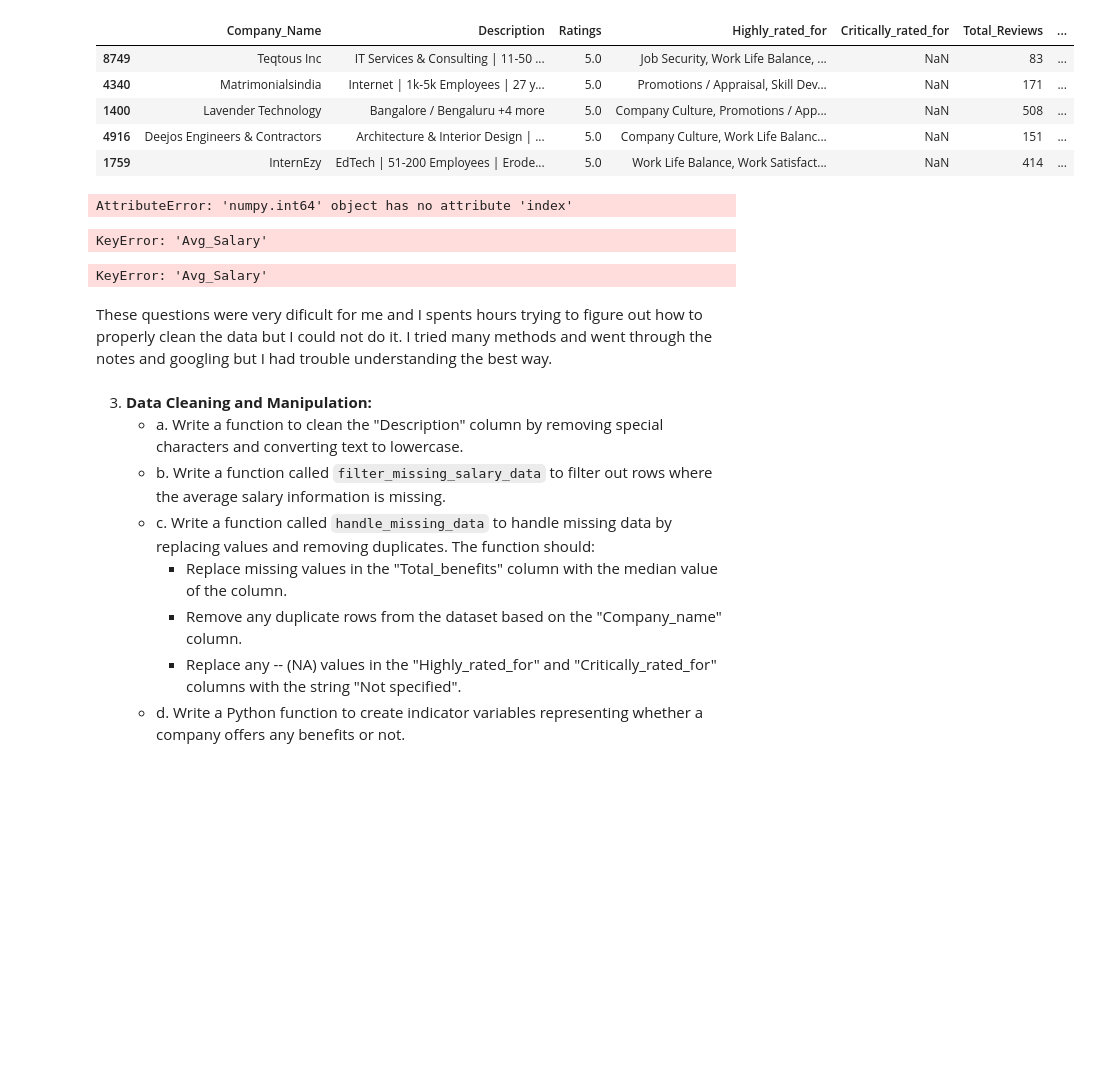
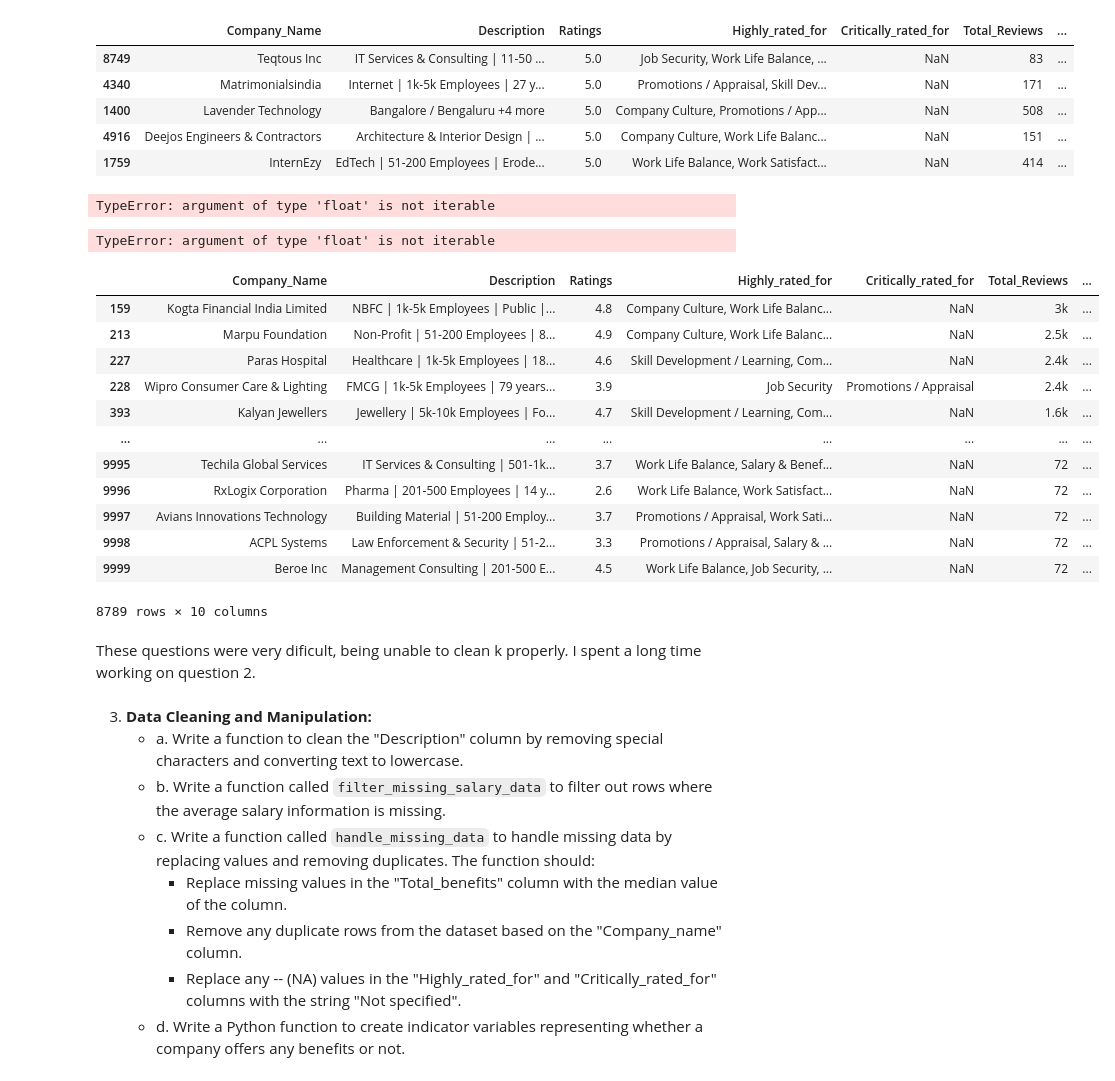
Before and after one commit to ninapeak10/Intro-to-Data-Science, a Jupyter notebook: HW/HW3.ipynb, the cells around one changed output. Cells and saved outputs as stored; diff of their text form; code cells hidden in the pictures; blank space fills up the shorter version.

```diff
--- a/HW/HW3.ipynb
+++ b/HW/HW3.ipynb
@@ -155,0 +157,15 @@ Median number of interviews: 80.0
+# %%
+#d. Calculate the median number of interviews taken by the companies.
+# Function to convert 'k' to 1000 and handle values without 'k'
+def convert_to_number(value):
+    try:
+        if 'k' in value:
+            return float(value.replace('k', '')) * 1000
+        else:
+            return float(value)
+    except ValueError:
+        return np.nan  # Return NaN for non-convertible values
+
+# Apply the function to the 'Interviews_taken' column
+df1['Interviews_taken'] = df1['Interviews_taken'].apply(convert_to_number)
+median_interviews= df1['Interviews_taken'].median()
@@ -156,7 +174,5 @@ Median number of interviews: 80.0
 # %%
 #e. Identify the company with the highest number of job positions available.
-df1['Total_Jobs_Available'] = df1['Total_Jobs_Available'].apply(lambda x: re.sub(r'\D', '', str(x)))
-df1['Total_Jobs_Available'] = pd.to_numeric(df1['Total_Jobs_Available'], errors='coerce')
-company_job_counts = df1.groupby('Company_Name')['Total_Jobs_Available'].sum()
-company_job_counts.idxmax()
+df1['Total_Jobs_Available'] = df1['Total_Jobs_Available'].apply(convert_to_number)
+df1.loc[df1["Total_Jobs_Available"].idxmax(), "Company_Name"]
 # %% [output]
@@ -174,41 +190,49 @@ top.head(5)
 | 1759 | InternEzy | EdTech | 51-200 Employees | Erode... | 5.0 | Work Life Balance, Work Satisfact... | NaN | 414 | ... |
 # %%
 #g. Calculate the percentage of companies that offer total benefits.
+df1['Total_Benefits'] = df1['Total_Benefits'].apply(convert_to_number)
 value_counts= df1['Total_Benefits'].count()
-companies_without_total_benefits= value_counts[~(value_counts.index == '--')].sum()
-companies_with_total_benefits= 10000-companies_without_total_benefits
-percentage_with_benefits = (companies_with_total_benefits / total_companies) * 100
+percentage_with_benefits = (value_counts / total_companies) * 100
 print(f"{percentage_with_salaries}%")
 # %% [output]
-AttributeError: 'numpy.int64' object has no attribute 'index'
+TypeError: argument of type 'float' is not iterable
 # %%
 #h. Using the 'Avg_salary' column, implement discretization and binning into three categories: 'Low', 'Medium', and 'High'.
 #Calculate the percentage of companies falling into each category.
-avg_salary= #all the avg salaries in the df converted to handle k properly
-avg_salary_bins= pd.cut(df1['Average_Salary'])
+avg_salary= df1['Average_Salary'] = df1['Average_Salary'].apply(convert_to_number)
 group_names = ['Low', 'Medium', 'High']
-pd.cut(avg_salary, labels=group_names)
+avg_salary_bins= pd.cut(df1['Average_Salary'], 3, lables= group_names)
+pd.value_counts(avg_salary_bins)
 # %% [output]
-KeyError: 'Avg_Salary'
+TypeError: argument of type 'float' is not iterable
 # %%
 #i. Detect outliers in the "Avg_salary" column and remove them from the dataset.
 #An outlier is defined as a value that is either below Q1 - 1.5 * IQR or above Q3 + 1.5 * IQR, where Q1 is the first quartile,
 #Q3 is the third quartile, and IQR is the interquartile range. After detecting outliers, implement a filtering mechanism to
 #remove them from the dataset and return a cleaned DataFrame.
-def remove_outliers(df, column):
-    Q1 = df[column].quantile(0.25)
-    Q3 = df[column].quantile(0.75)
-    IQR = Q3 - Q1
-    lower_bound = Q1 - 1.5 * IQR
-    upper_bound = Q3 + 1.5 * IQR
-    cleaned_df = df[(df[column] >= lower_bound) & (df[column] <= upper_bound)]
-
-    return cleaned_df
-cleaned_df = remove_outliers(df1, 'Avg_Salary')
+Q1 = df1['Average_Salary'].quantile(0.25)
+Q3 = df1['Average_Salary'].quantile(0.75)
+IQR = Q3 - Q1
+lower_bound = Q1 - 1.5 * IQR
+upper_bound = Q3 + 1.5 * IQR
+cleaned_df = df1[(df1['Average_Salary'] >= lower_bound) & (df1['Average_Salary'] <= upper_bound)]
+cleaned_df
 # %% [output]
+|  | Company_Name | Description | Ratings | Highly_rated_for | Critically_rated_for | Total_Reviews | ... |
+| 159 | Kogta Financial India Limited | NBFC | 1k-5k Employees | Public |... | 4.8 | Company Culture, Work Life Balanc... | NaN | 3k | ... |
+| 213 | Marpu Foundation | Non-Profit | 51-200 Employees | 8... | 4.9 | Company Culture, Work Life Balanc... | NaN | 2.5k | ... |
+| 227 | Paras Hospital | Healthcare | 1k-5k Employees | 18... | 4.6 | Skill Development / Learning, Com... | NaN | 2.4k | ... |
+| 228 | Wipro Consumer Care & Lighting | FMCG | 1k-5k Employees | 79 years... | 3.9 | Job Security | Promotions / Appraisal | 2.4k | ... |
+| 393 | Kalyan Jewellers | Jewellery | 5k-10k Employees | Fo... | 4.7 | Skill Development / Learning, Com... | NaN | 1.6k | ... |
+| ... | ... | ... | ... | ... | ... | ... | ... |
+| 9995 | Techila Global Services | IT Services & Consulting | 501-1k... | 3.7 | Work Life Balance, Salary & Benef... | NaN | 72 | ... |
+| 9996 | RxLogix Corporation | Pharma | 201-500 Employees | 14 y... | 2.6 | Work Life Balance, Work Satisfact... | NaN | 72 | ... |
+| 9997 | Avians Innovations Technology | Building Material | 51-200 Employ... | 3.7 | Promotions / Appraisal, Work Sati... | NaN | 72 | ... |
+| 9998 | ACPL Systems | Law Enforcement & Security | 51-2... | 3.3 | Promotions / Appraisal, Salary & ... | NaN | 72 | ... |
+| 9999 | Beroe Inc | Management Consulting | 201-500 E... | 4.5 | Work Life Balance, Job Security, ... | NaN | 72 | ... |
-KeyError: 'Avg_Salary'
+8789 rows × 10 columns
-# %% [markdown]
-These questions were very dificult for me and I spents hours trying to figure out how to properly clean the data but I could not do it. I tried many methods and went through the notes and googling but I had trouble understanding the best way.
+# %% [markdown]
+These questions were very dificult, being unable to clean k properly. I spent a long time working on question 2.
 # %% [markdown]
 3. **Data Cleaning and Manipulation:**
     - a. Write a function to clean the "Description" column by removing special characters and converting text to lowercase.
```
Also changed, not shown: parts of 8 cells of this notebook.
